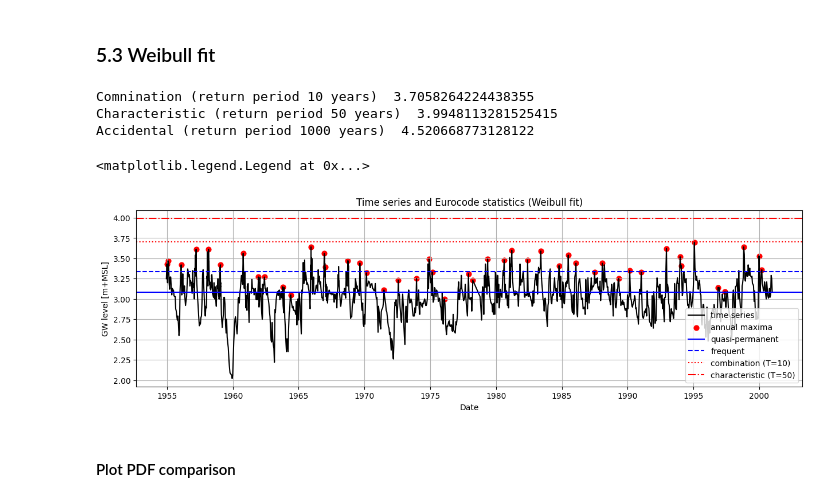
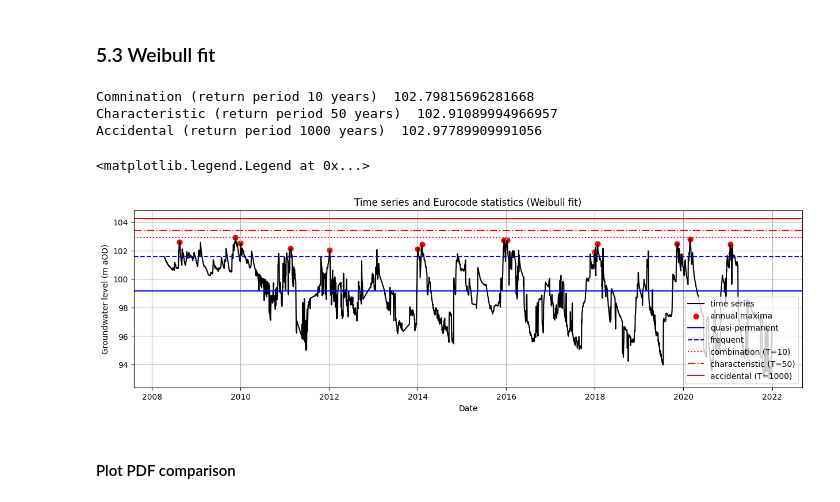
Before and after one commit to timoschweckendiek/Groundwater, a Jupyter notebook: Extreme_value_fit_annual_maxima-AB.ipynb, the cells around one changed output. Drawn from its saved outputs; the diff is of its cells as text; code cells hidden in the pictures.

```diff
--- a/Extreme_value_fit_annual_maxima-AB.ipynb
+++ b/Extreme_value_fit_annual_maxima-AB.ipynb
@@ -134,7 +134,7 @@ Gumbel scale parameter: 0.1749757339270525
 # %% [markdown]
 ### Fit GEV distribution to the extreme observations obtained with annual maxima
 # %%
-GEV_par = stats.genextreme.fit(yearly_maxima_list['GW level [m+MSL]'], method = 'mle')
+GEV_par = stats.genextreme.fit(yearly_maxima_list['level'], method = 'mle')
 # Print the estimated parameters
 print(f"GEV shape parameter: {GEV_par[0]}")
 print(f"GEV location parameter: {GEV_par[1]}")
@@ -145,0 +148,6 @@ GEV scale parameter: 0.18104924257164604
+# %%
+Weibull_par = stats.weibull_max.fit(yearly_maxima_list['level'], method = 'mle')
+# Print the estimated parameters
+print(f"Weibull shape parameter: {Weibull_par[0]}")
+print(f"Weibull location parameter: {Weibull_par[1]}")
+print(f"Weibull scale parameter: {Weibull_par[2]}")
@@ -203,8 +217,8 @@ axs.legend()
 # %% [markdown]
 ### Distribution-independent values
 # %%
-GW_perma = data['GW level [m+MSL]'].quantile(.5)  # CAREFUL, ONLY FOR EVENLY SPACED REASINGS IN TIME
+GW_perma = data['level'].quantile(.5)  # CAREFUL, ONLY FOR EVENLY SPACED REASINGS IN TIME
 print('Quasi-permanent (fraction of time exceeded = 50%) ', GW_perma)
-GW_freq = data['GW level [m+MSL]'].quantile(.9)  # CAREFUL, ONLY FOR EVENLY SPACED REASINGS IN TIME
+GW_freq = data['level'].quantile(.9)  # CAREFUL, ONLY FOR EVENLY SPACED REASINGS IN TIME
 print('Frequent (fraction of time exceeded = 10%) ', GW_freq)
 # %% [output]
@@ -281,34 +293,34 @@ axs.legend()
 # %% [markdown]
 ### 5.3 Weibull fit
 # %%
-GW_comb_T10_Gumbel = stats.gumbel_r.ppf(1-1/10, Gumbel_par[0], Gumbel_par[1])
-print('Comnination (return period 10 years) ', GW_comb_T10_Gumbel)
-GW_char_T50_Gumbel = stats.gumbel_r.ppf(1-1/50, Gumbel_par[0], Gumbel_par[1])
-print('Characteristic (return period 50 years) ', GW_char_T50_Gumbel)
-GW_acc_T1000_Gumbel = stats.gumbel_r.ppf(1-1/1000, Gumbel_par[0], Gumbel_par[1])
-print('Accidental (return period 1000 years) ', GW_acc_T1000_Gumbel)
+GW_comb_T10_Weibull = stats.weibull_max.ppf(1-1/10, Weibull_par[0], Weibull_par[1], Weibull_par[2])
+print('Comnination (return period 10 years) ', GW_comb_T10_Weibull)
+GW_char_T50_Weibull = stats.weibull_max.ppf(1-1/50, Weibull_par[0], Weibull_par[1], Weibull_par[2])
+print('Characteristic (return period 50 years) ', GW_char_T50_Weibull)
+GW_acc_T1000_Weibull = stats.weibull_max.ppf(1-1/1000, Weibull_par[0], Weibull_par[1], Weibull_par[2])
+print('Accidental (return period 1000 years) ', GW_acc_T1000_Weibull)
 # %% [output]
-Comnination (return period 10 years)  3.7058264224438355
-Characteristic (return period 50 years)  3.9948113281525415
-Accidental (return period 1000 years)  4.520668773128122
+Comnination (return period 10 years)  102.79815696281668
+Characteristic (return period 50 years)  102.91089994966957
+Accidental (return period 1000 years)  102.97789909991056
 # %%
 fig, axs = plt.subplots(1, 1)
-axs.plot(data['date'], data['GW level [m+MSL]'], 'k', label='time series')
-axs.scatter(yearly_maxima_list['date'], yearly_maxima_list['GW level [m+MSL]'], 40, 'r', label = 'annual maxima')
+axs.plot(data['date'], data['level'], 'k', label='time series')
+axs.scatter(yearly_maxima_list['date'], yearly_maxima_list['level'], 40, 'r', label = 'annual maxima')
 axs.axhline(y = GW_perma, color = 'b', linestyle = '-', label = 'quasi-permanent')
 axs.axhline(y = GW_freq, color = 'b', linestyle = '--', label = 'frequent')
 axs.axhline(y = GW_comb_T10_Gumbel, color = 'r', linestyle = ':', label = 'combination (T=10)')
 axs.axhline(y = GW_char_T50_Gumbel, color = 'r', linestyle = '-.', label = 'characteristic (T=50)')
-# axs.axhline(y = GW_acc_T1000_Gumbel, color = 'r', linestyle = '-', label = 'accidental (T=1000)')
+axs.axhline(y = GW_acc_T1000_Gumbel, color = 'r', linestyle = '-', label = 'accidental (T=1000)')
 axs.set_title('Time series and Eurocode statistics (Weibull fit)')
 axs.set_xlabel('Date')
-axs.set_ylabel('GW level [m+MSL]')
+axs.set_ylabel(datalabel)
 fig.set_size_inches(15, 4)
 axs.grid()
 axs.legend(loc='lower right')
 # %% [output]
 <matplotlib.legend.Legend at 0x...>
-[figure, old version]
+[figure, new version]
 # %% [markdown]
 #### Plot PDF comparison
 # %%
```
Also changed, not shown: parts of 20 cells of this notebook.
